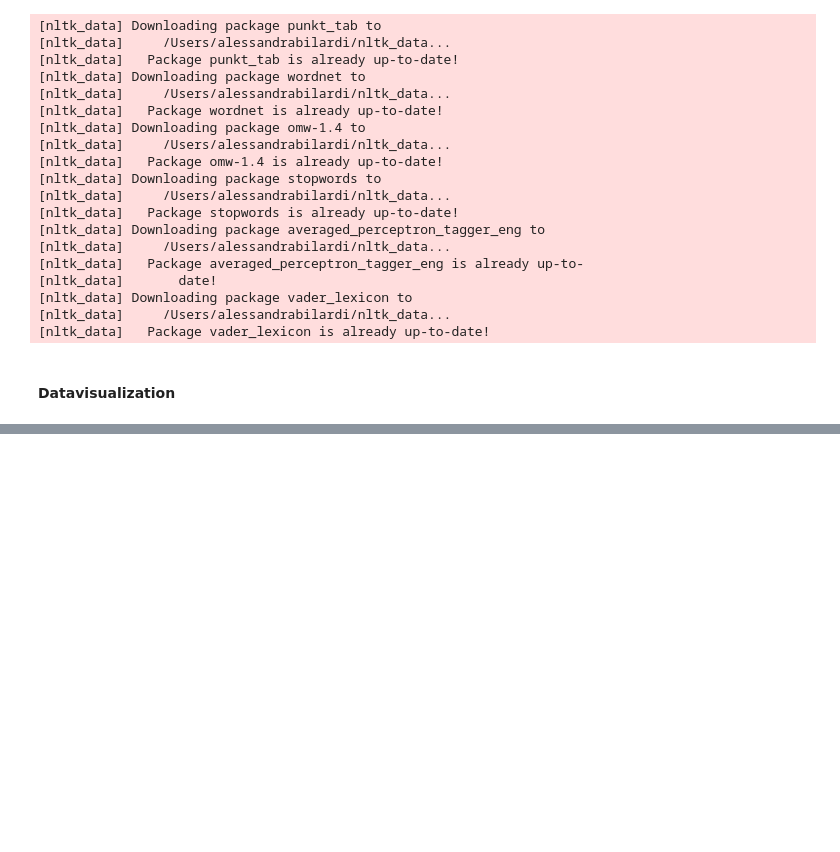
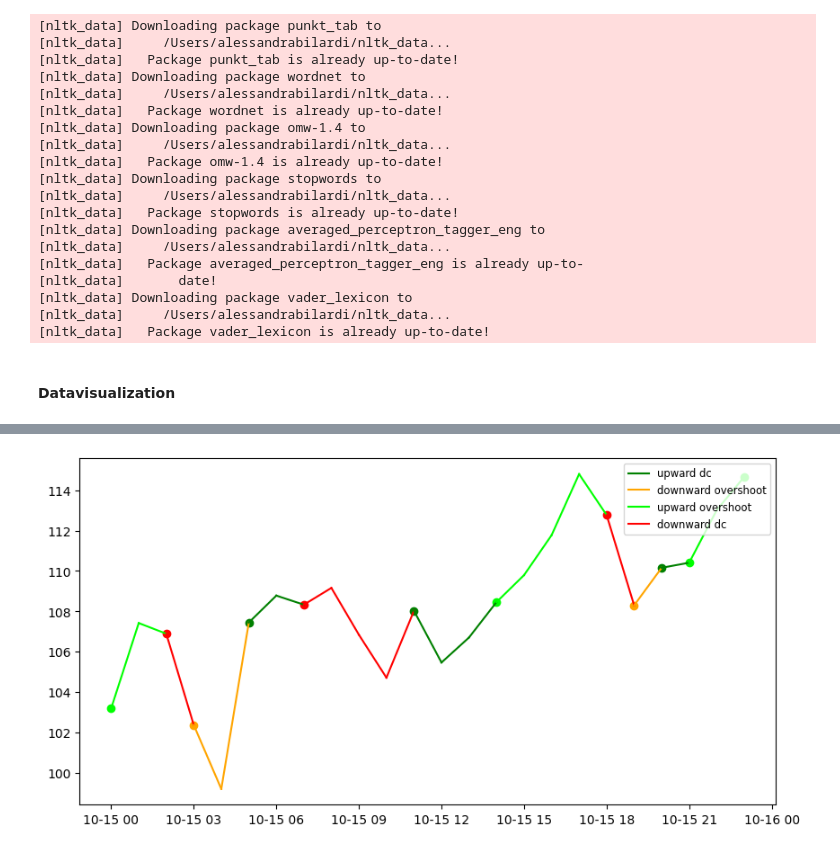
Before and after one commit to bilardi/smltk, a Jupyter notebook: docs/source/usage/datavisualization.ipynb, the cells around one changed output, grey strips where cells are left out. Cells and saved outputs as stored; diff of their text form; code cells hidden in the pictures; blank space fills up the shorter version.

```diff
--- a/docs/source/usage/datavisualization.ipynb
+++ b/docs/source/usage/datavisualization.ipynb
@@ -133,6 +133,7 @@ ts_values = timeseries.generate(time_points=time_points)
 from smltk.preprocessing import Indicator
 indicator = Indicator()
 events = indicator.get_dc_events(ts_values)
+starts = indicator.get_dc_events_starts(events, ts_values)
 # %% [output]
 [nltk_data] Downloading package punkt_tab to
 [nltk_data]     /Users/alessandrabilardi/nltk_data...
@@ -164 +167,21 @@ events[:5]
+# %%
+# plot with dates and points where each directional changes events starts
+dc_events = list(set(events))
+params = {
+    "timeseries": ts_values,
+    "timestamp": time_points,
+    "events": events,
+    "dc_colors": {
+        "upward dc":"green",
+        "upward overshoot": "lime",
+        "downward dc": "red",
+        "downward overshoot": "orange"
+    }
+}
+ax1 = dv.plot_dc(params, True)
+for event in dc_events:
+    starts_event = [None if value == 0 else value for value in starts[event]]
+    ax1.scatter(time_points, starts_event, color=params["dc_colors"][event])
+# %% [output]
+[figure, added]
 # %%
```
Also changed, not shown: parts of 4 cells of this notebook, 8 other files.
